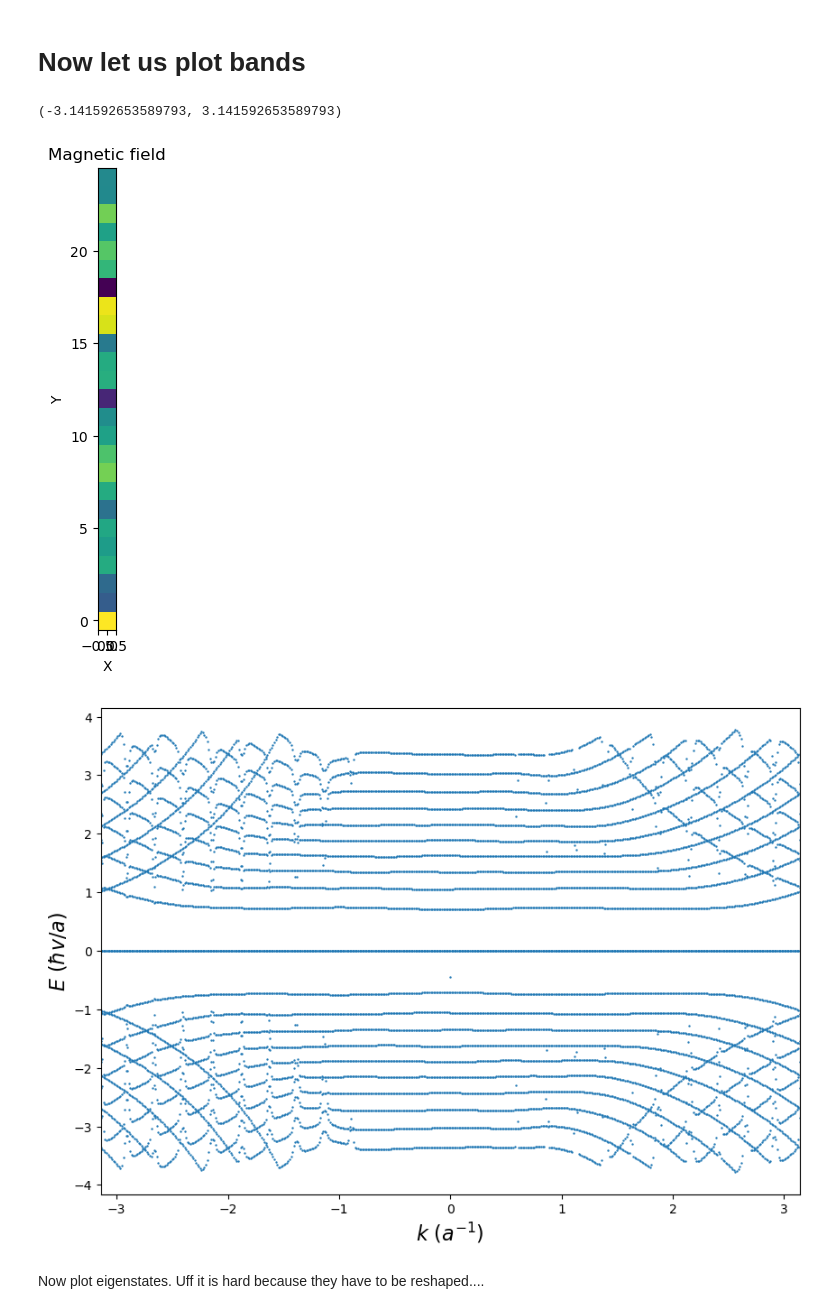
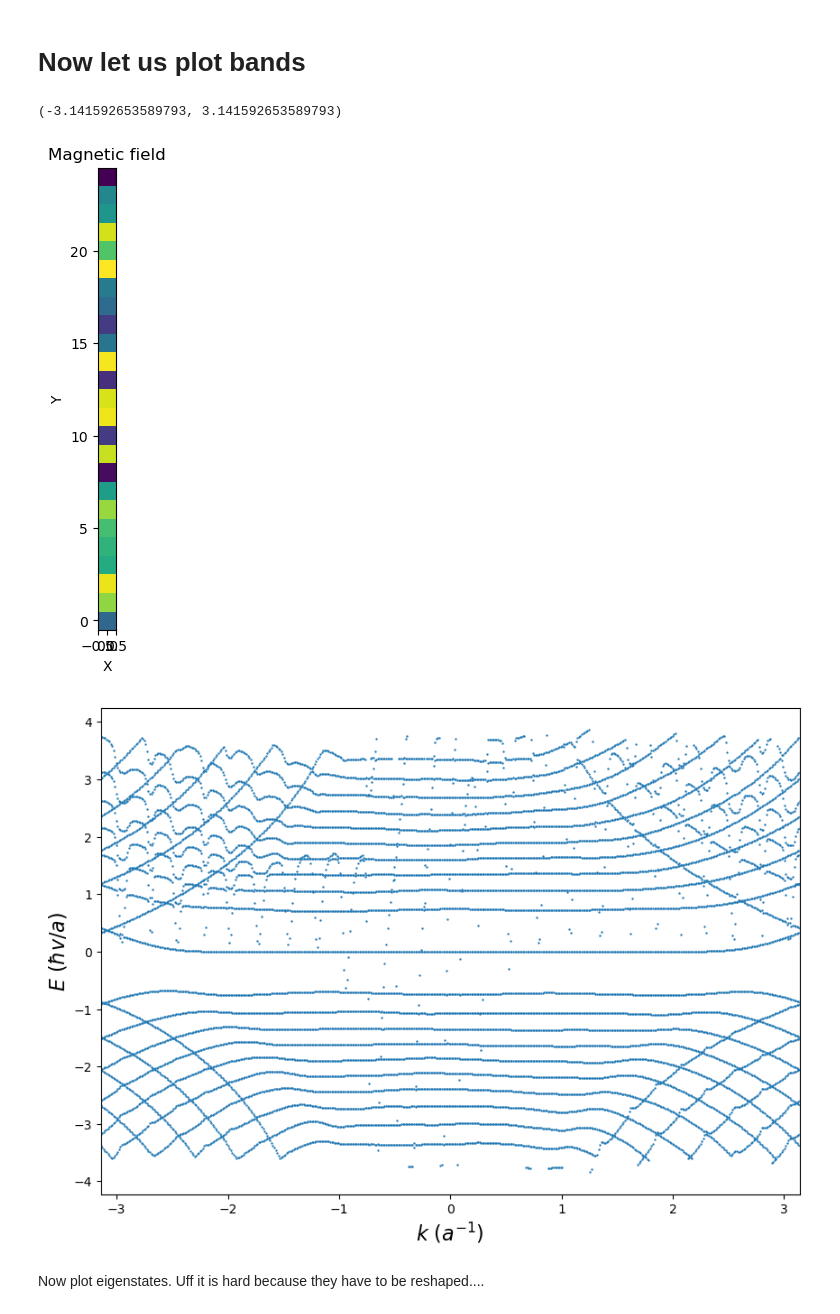
Before and after one commit to adonvel/tangent-magnetic-field, a Jupyter notebook: ribbon_debug.ipynb, the cells around one changed output. Drawn from its saved outputs; the diff is of its cells as text; code cells hidden in the pictures.

```diff
--- a/ribbon_debug.ipynb
+++ b/ribbon_debug.ipynb
@@ -293,37 +293,37 @@ noise = 3
 fluxes = quanta*2*pi/(Lx*Ly)*np.ones((Ly,Lx)) + noise*(np.random.rand(Ly,Lx)-0.5)/(Lx*Ly)
 fluxes = fluxes - (np.sum(fluxes)-2*pi*quanta)/(Lx*Ly)
 
 mb.plot_B(fluxes)
 a_e, a_n = mb.vector_potential(Lx,Ly,fluxes, gauge = "Landau")
 
 parameters = dict(
     Lx = Lx,
     Ly = Ly,
-    theta_top = pi,
-    theta_bot = pi,
+    theta_top = pi/2,
+    theta_bot = pi/2,
     a_e = a_e,
     a_n = a_n,
     mass = 0
 )
 
 nbands = 22
 kmin = -pi/Lx
 kmax = pi/Lx
 momenta, bands = make_bands_x(parameters,number_of_bands = nbands, number_of_points = int(501),kmin = kmin, kmax = kmax)
 bands = np.array(bands)
 
 fig = plt.figure(figsize = (10,7))
 ax = fig.add_subplot(111)
 for i in range(nbands):
     ax.scatter(momenta, bands[:,i], c = 'C0', s = 0.5)
 ax.set_ylabel(r"$E$ $(\hbar v/a)$",fontsize = 16)
 ax.set_xlabel(r"$k$ $(a^{-1})$",fontsize = 16)
 ax.set_xlim(kmin,kmax)
 #ax.set_ylim(-10,10)
 # %% [output]
 (-3.141592653589793, 3.141592653589793)
-[figure, old version]
+[figure, new version]
-[figure, old version]
+[figure, new version]
 # %% [markdown]
 Now plot eigenstates. Uff it is hard because they have to be reshaped....
 # %%
```
Also changed, not shown: parts of 3 cells of this notebook, 2 other files.
